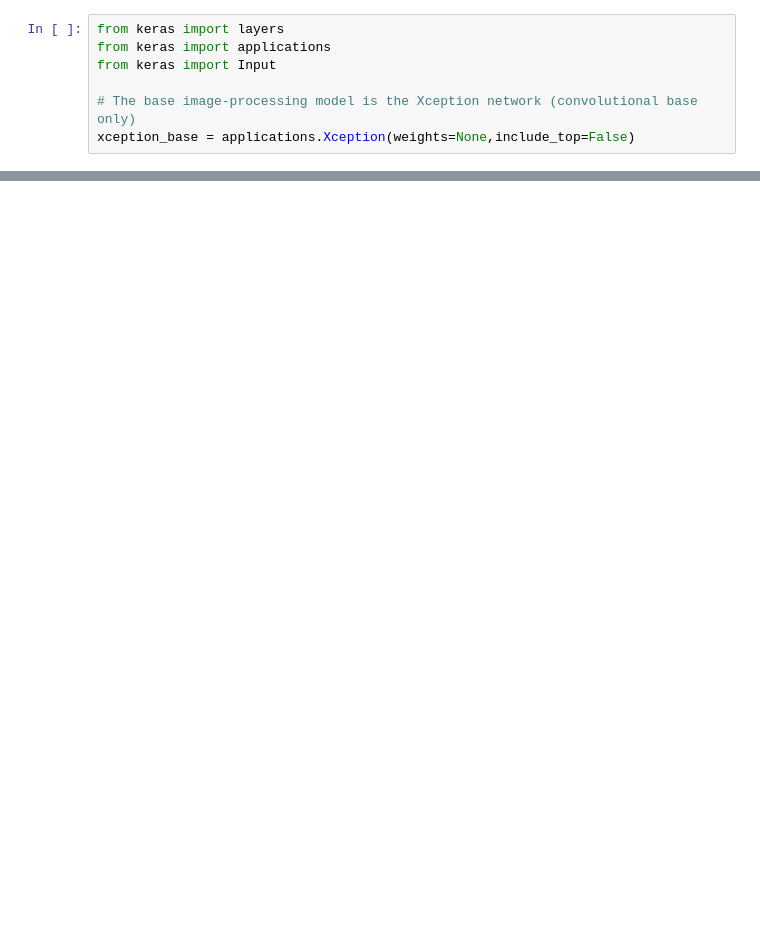
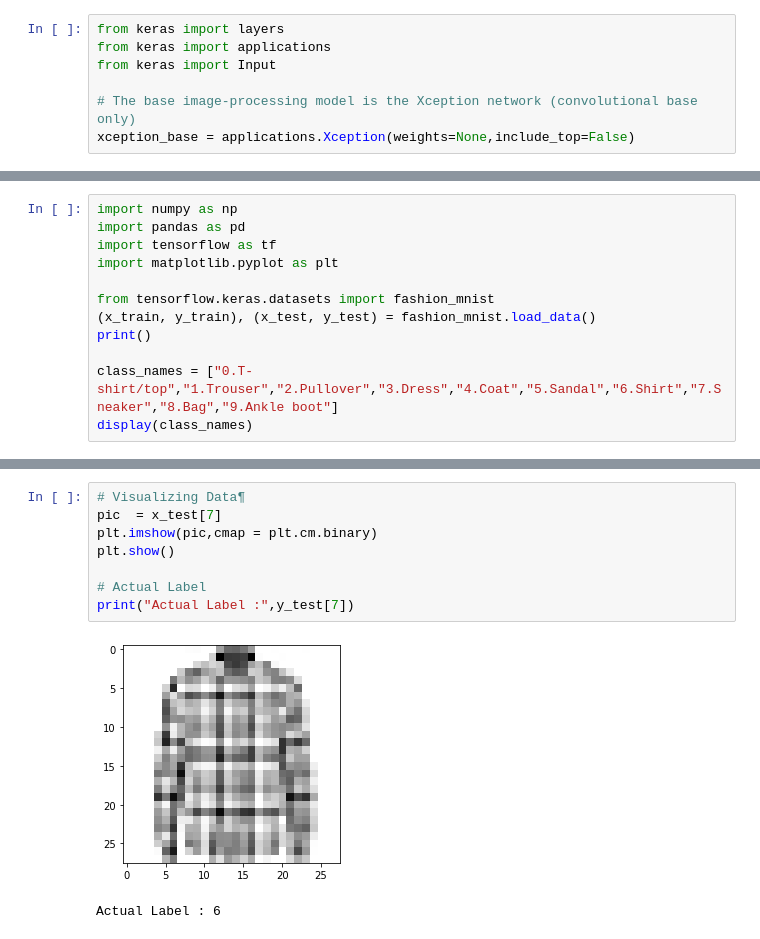
Before and after one commit to drbilal216/Tensorflow-Datasets-Q3, a Jupyter notebook: Functional API/7.Models as layers.ipynb, the cells around one changed output, grey strips where cells are left out. Cells and saved outputs as stored; diff of their text form; blank space fills up the shorter version.

Commit message:
Applied on an actual model

```diff
--- a/Functional API/7.Models as layers.ipynb
+++ b/Functional API/7.Models as layers.ipynb
@@ -40,0 +45,12 @@ merged_features = layers.concatenate([left_features, right_input], axis=-1)
+# %%
+import numpy as np
+import pandas as pd
+import tensorflow as tf
+import matplotlib.pyplot as plt
+
+from tensorflow.keras.datasets import fashion_mnist
+(x_train, y_train), (x_test, y_test) = fashion_mnist.load_data()
+print()
+
+class_names = ["0.T-shirt/top","1.Trouser","2.Pullover","3.Dress","4.Coat","5.Sandal","6.Shirt","7.Sneaker","8.Bag","9.Ankle boot"]
+display(class_names)
@@ -40,0 +68,11 @@ merged_features = layers.concatenate([left_features, right_input], axis=-1)
+# %%
+# Visualizing Data¶
+pic  = x_test[7]
+plt.imshow(pic,cmap = plt.cm.binary)
+plt.show()
+
+# Actual Label
+print("Actual Label :",y_test[7])
+# %% [output]
+[figure, added]
+Actual Label : 6
```
Also changed, not shown: parts of 30 cells of this notebook.
